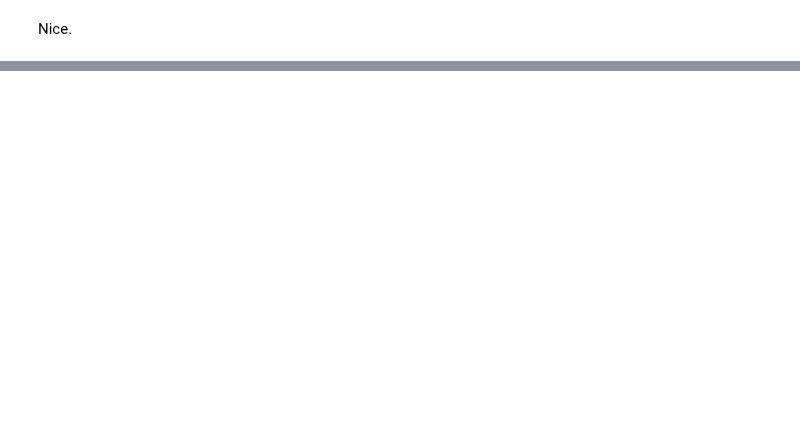
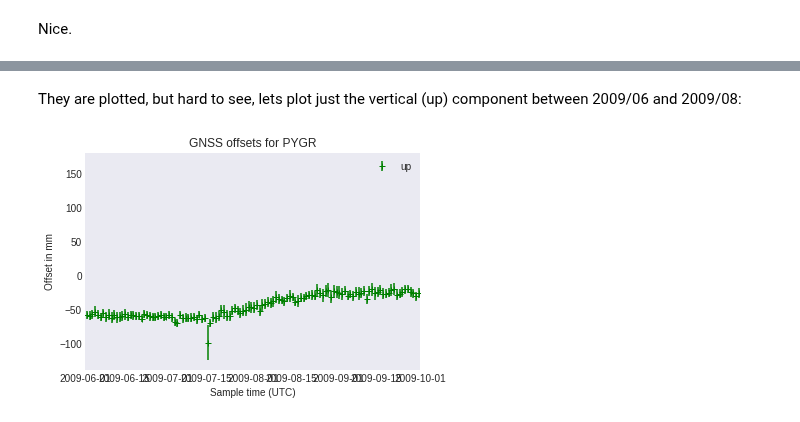
Before and after one commit to calum-chamberlain/ESCI451-Python, a Jupyter notebook: 3-Basic-plotting.ipynb, the cells around one changed output, grey strips where cells are left out. Saved outputs shown, nothing was run; the diff lists cells and outputs as text; code cells hidden in the pictures; blank space fills up the shorter version.

```diff
--- a/3-Basic-plotting.ipynb
+++ b/3-Basic-plotting.ipynb
@@ -227,0 +287,15 @@ TODO: Plot error bars. Plot as scatter. Linestyles?
+# %% [markdown]
+They are plotted, but hard to see, lets plot just the vertical (up) component between 2009/06 and 2009/08:
+# %%
+fig, ax = plt.subplots()
+ax.errorbar(pygr_data["time"], pygr_data["up"],
+            yerr=pygr_data["up_error"],
+            marker="+", linestyle="None",
+            label=component, color="green")
+ax.set_xlim(datetime.datetime(2009, 6, 1), datetime.datetime(2009, 10, 1))
+ax.set_xlabel("Sample time (UTC)")
+ax.set_ylabel("Offset in mm")
+ax.set_title("GNSS offsets for PYGR")
+_ = ax.legend()
+# %% [output]
+[figure, added]
```
Also changed, not shown: parts of 25 cells of this notebook.
